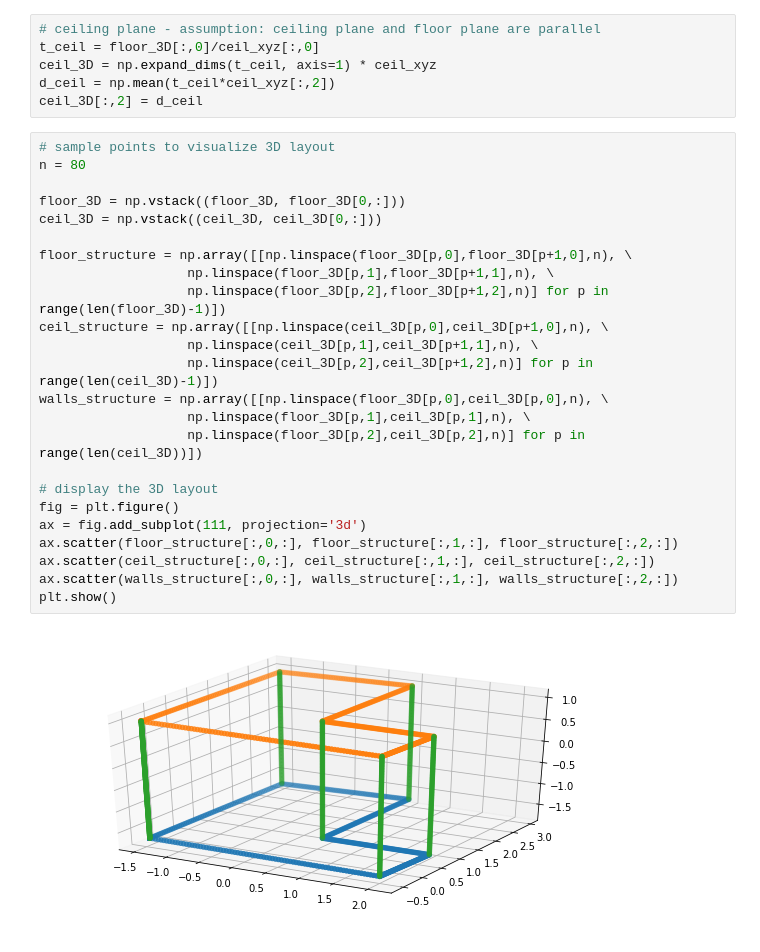
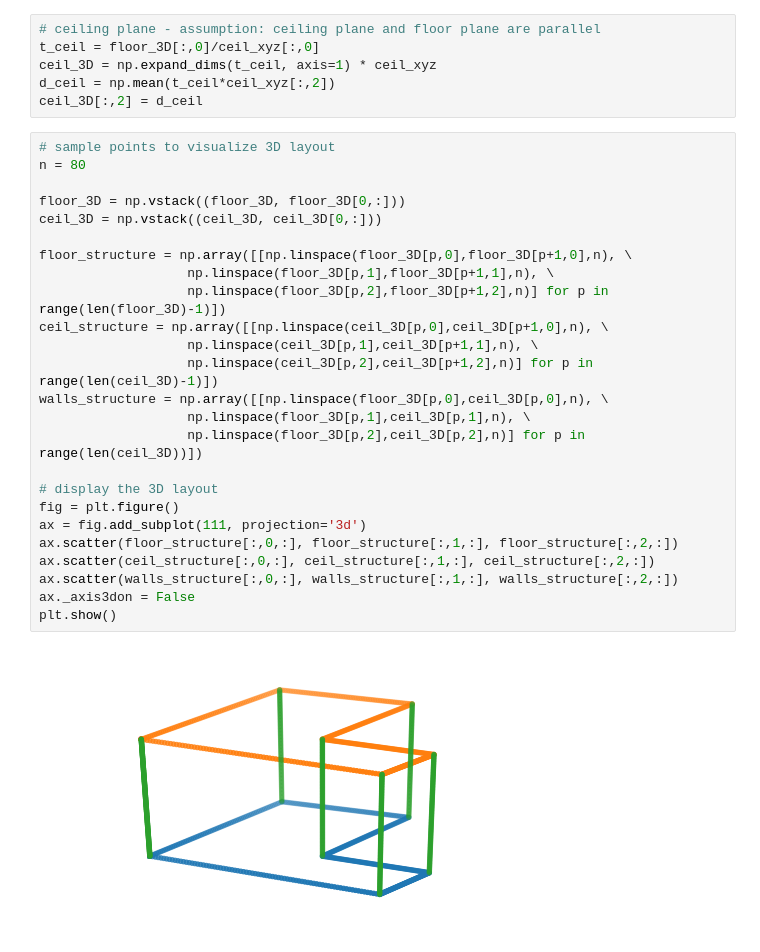
Before and after one commit to cfernandezlab/360-Scene-Understanding, a Jupyter notebook: 2Dto3D/2Dto3D.ipynb, the cells around one changed output. Cells and saved outputs as stored; diff of their text form.

```diff
--- a/2Dto3D/2Dto3D.ipynb
+++ b/2Dto3D/2Dto3D.ipynb
@@ -50,26 +50,27 @@ ceil_3D[:,2] = d_ceil
 # %%
 # sample points to visualize 3D layout
 n = 80
 
 floor_3D = np.vstack((floor_3D, floor_3D[0,:]))
 ceil_3D = np.vstack((ceil_3D, ceil_3D[0,:]))
 
 floor_structure = np.array([[np.linspace(floor_3D[p,0],floor_3D[p+1,0],n), \
                    np.linspace(floor_3D[p,1],floor_3D[p+1,1],n), \
                    np.linspace(floor_3D[p,2],floor_3D[p+1,2],n)] for p in range(len(floor_3D)-1)])
 ceil_structure = np.array([[np.linspace(ceil_3D[p,0],ceil_3D[p+1,0],n), \
                    np.linspace(ceil_3D[p,1],ceil_3D[p+1,1],n), \
                    np.linspace(ceil_3D[p,2],ceil_3D[p+1,2],n)] for p in range(len(ceil_3D)-1)])
 walls_structure = np.array([[np.linspace(floor_3D[p,0],ceil_3D[p,0],n), \
                    np.linspace(floor_3D[p,1],ceil_3D[p,1],n), \
                    np.linspace(floor_3D[p,2],ceil_3D[p,2],n)] for p in range(len(ceil_3D))])
 
 # display the 3D layout
 fig = plt.figure()
 ax = fig.add_subplot(111, projection='3d')
 ax.scatter(floor_structure[:,0,:], floor_structure[:,1,:], floor_structure[:,2,:])
 ax.scatter(ceil_structure[:,0,:], ceil_structure[:,1,:], ceil_structure[:,2,:])
 ax.scatter(walls_structure[:,0,:], walls_structure[:,1,:], walls_structure[:,2,:])
+ax._axis3don = False
 plt.show()
 # %% [output]
-[figure, old version]
+[figure, new version]
```
Also changed, not shown: 1 other file.
